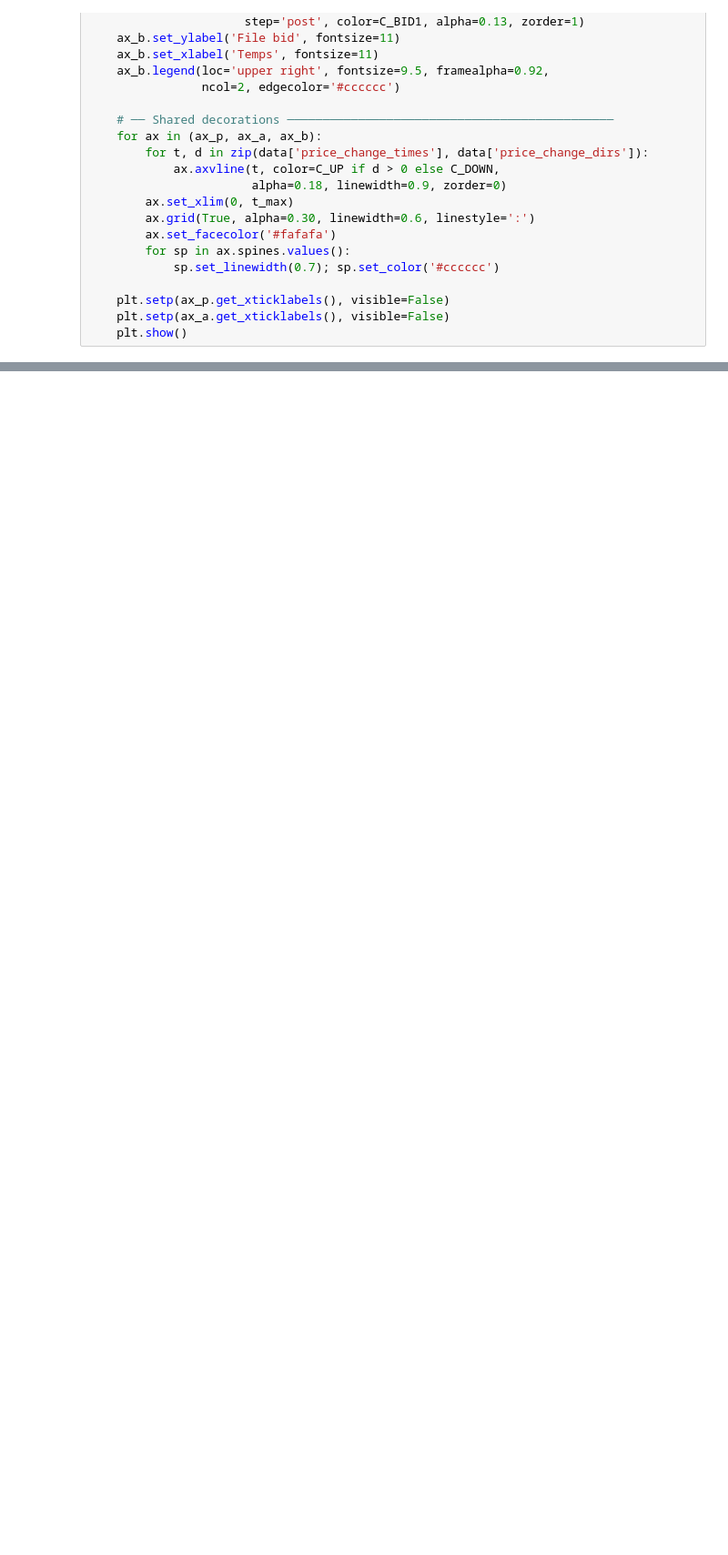
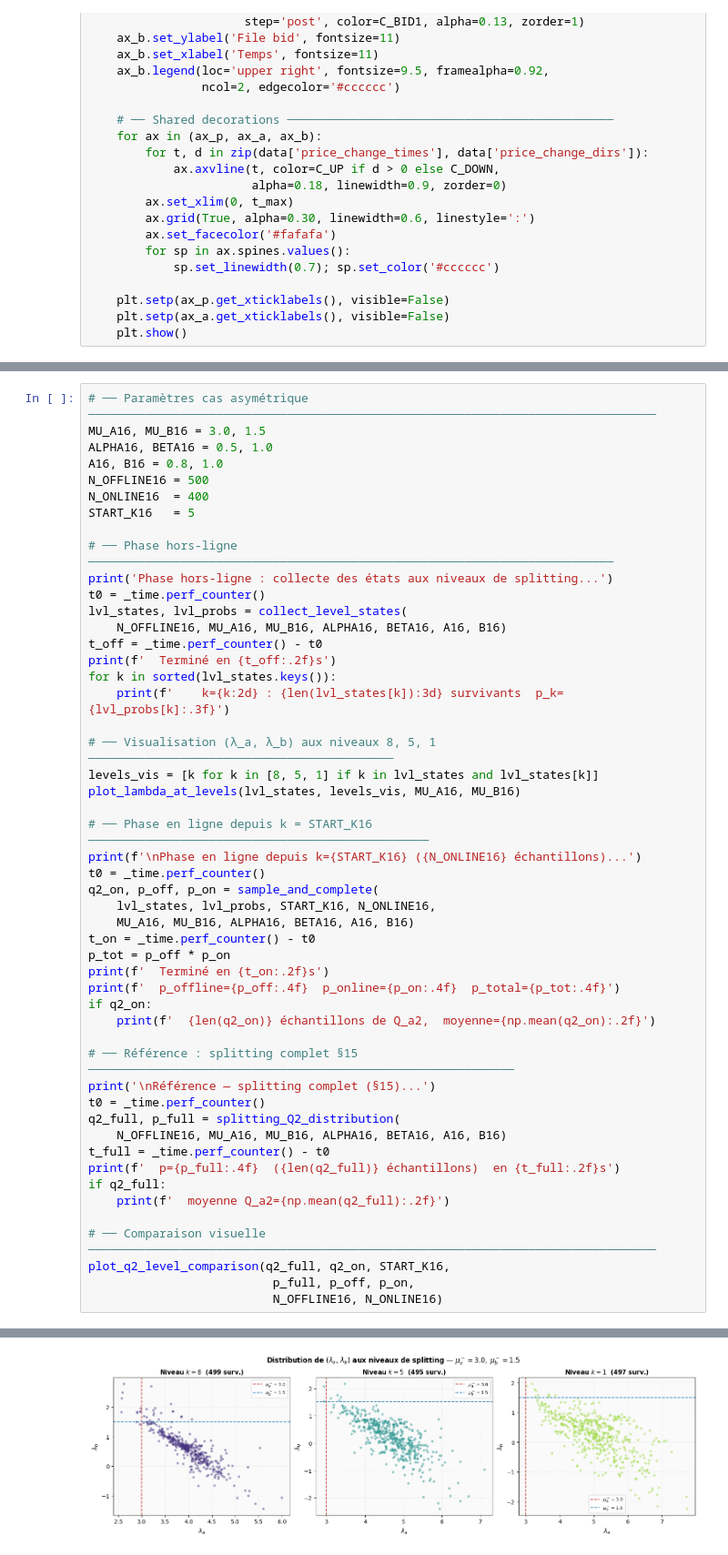
Before and after one commit to anassettahiri2004/Carnet-d-ordres-SNA, a Jupyter notebook: carnet_d_ordres.ipynb, the cells around one changed output, grey strips where cells are left out. Shown at 91% size. Drawn from its saved outputs; the diff is of its cells as text; blank space fills up the shorter version.

```diff
--- a/carnet_d_ordres.ipynb
+++ b/carnet_d_ordres.ipynb
@@ -1627,0 +2093,51 @@ plot_order_book_evolution(
+# %%
+# ── Paramètres cas asymétrique ────────────────────────────────────────────────────────────────────────────────
+MU_A16, MU_B16 = 3.0, 1.5
+ALPHA16, BETA16 = 0.5, 1.0
+A16, B16 = 0.8, 1.0
+N_OFFLINE16 = 500
+N_ONLINE16  = 400
+START_K16   = 5
+
+# ── Phase hors-ligne ──────────────────────────────────────────────────────────────────────────
+print('Phase hors-ligne : collecte des états aux niveaux de splitting...')
+t0 = _time.perf_counter()
+lvl_states, lvl_probs = collect_level_states(
+    N_OFFLINE16, MU_A16, MU_B16, ALPHA16, BETA16, A16, B16)
+t_off = _time.perf_counter() - t0
+print(f'  Terminé en {t_off:.2f}s')
+for k in sorted(lvl_states.keys()):
+    print(f'    k={k:2d} : {len(lvl_states[k]):3d} survivants  p_k={lvl_probs[k]:.3f}')
+
+# ── Visualisation (λ_a, λ_b) aux niveaux 8, 5, 1 ───────────────────────────────────────────
+levels_vis = [k for k in [8, 5, 1] if k in lvl_states and lvl_states[k]]
+plot_lambda_at_levels(lvl_states, levels_vis, MU_A16, MU_B16)
+
+# ── Phase en ligne depuis k = START_K16 ────────────────────────────────────────────────
+print(f'\nPhase en ligne depuis k={START_K16} ({N_ONLINE16} échantillons)...')
+t0 = _time.perf_counter()
+q2_on, p_off, p_on = sample_and_complete(
+    lvl_states, lvl_probs, START_K16, N_ONLINE16,
+    MU_A16, MU_B16, ALPHA16, BETA16, A16, B16)
+t_on = _time.perf_counter() - t0
+p_tot = p_off * p_on
+print(f'  Terminé en {t_on:.2f}s')
+print(f'  p_offline={p_off:.4f}  p_online={p_on:.4f}  p_total={p_tot:.4f}')
+if q2_on:
+    print(f'  {len(q2_on)} échantillons de Q_a2,  moyenne={np.mean(q2_on):.2f}')
+
+# ── Référence : splitting complet §15 ────────────────────────────────────────────────────────────
+print('\nRéférence — splitting complet (§15)...')
+t0 = _time.perf_counter()
+q2_full, p_full = splitting_Q2_distribution(
+    N_OFFLINE16, MU_A16, MU_B16, ALPHA16, BETA16, A16, B16)
+t_full = _time.perf_counter() - t0
+print(f'  p={p_full:.4f}  ({len(q2_full)} échantillons)  en {t_full:.2f}s')
+if q2_full:
+    print(f'  moyenne Q_a2={np.mean(q2_full):.2f}')
+
+# ── Comparaison visuelle ────────────────────────────────────────────────────────────────────────────────
+plot_q2_level_comparison(q2_full, q2_on, START_K16,
+                          p_full, p_off, p_on,
+                          N_OFFLINE16, N_ONLINE16)
+# %% [output]
@@ -1627,0 +2156 @@ plot_order_book_evolution(
+[figure, added]
```
Also changed, not shown: parts of 10 cells of this notebook.
